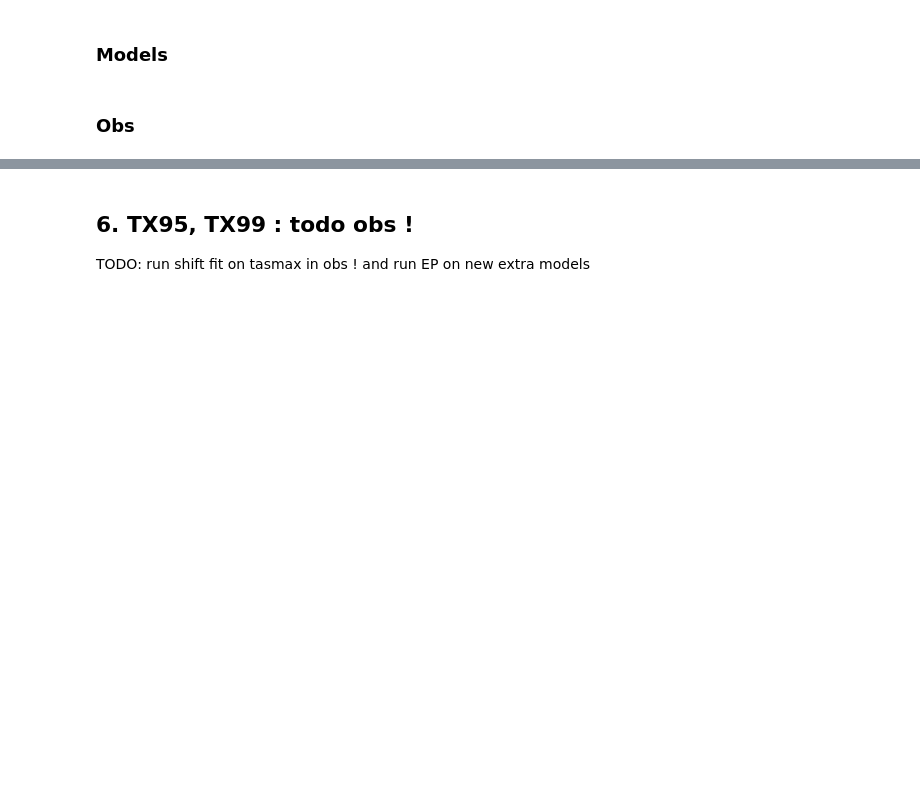
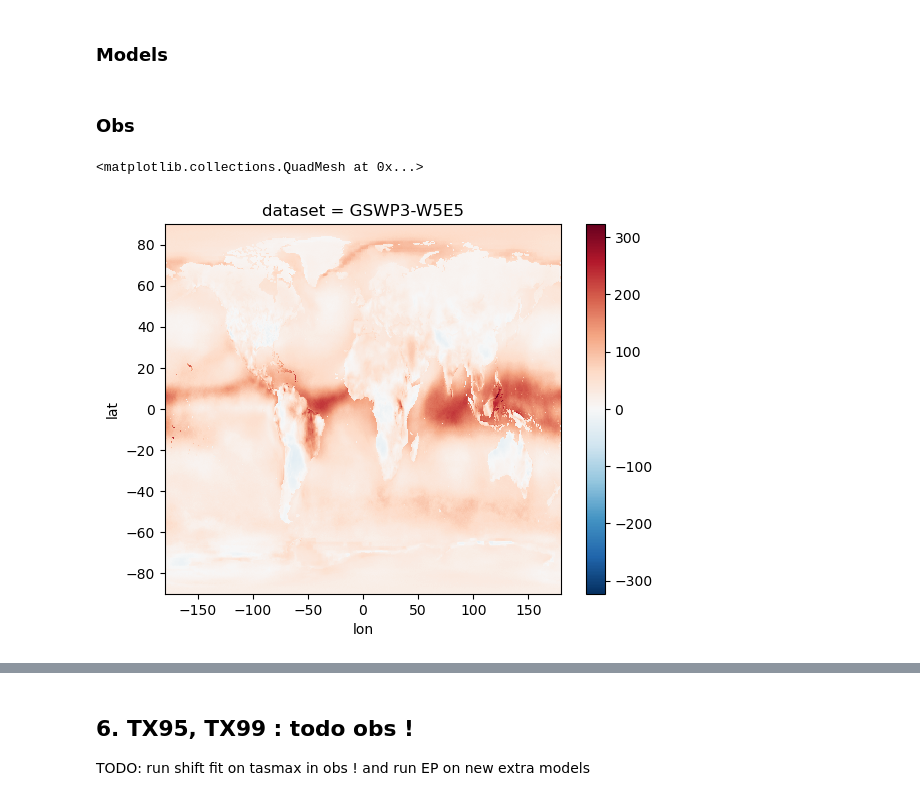
Before and after one commit to rosapietroiusti/attr-hs, a Jupyter notebook: main/attr-hw-fig2-SI-correct.ipynb, the cells around one changed output, grey strips where cells are left out. Cells and saved outputs as stored; diff of their text form; code cells hidden in the pictures; blank space fills up the shorter version.

```diff
--- a/main/attr-hw-fig2-SI-correct.ipynb
+++ b/main/attr-hw-fig2-SI-correct.ipynb
@@ -872,3 +794,25 @@ da_nAHD_percapita_peopledays_10y_models_W95 = calc_percapita_hotdays_peopledays_
                                                                            )
 # %% [markdown]
 ### Obs
+# %%
+inDIR=os.path.join(outdirs,f'output_shift-fit/forster2024/WBGT/ISIMIP3a/sample_pi/GWI{str(GWI)}/')
+
+pctl=0.9
+files = [ os.path.join(inDIR,f'{VAR}_sample_pi_percentile_{str(pctl)}_shiftfit_loc_1901_2019.nc') \
+         for VAR in ['nAHD','nAHD_mo','threshold','p1'] ]
+da_nAHD_obs_W90, da_nAHD_obs_mo_W90, da_threshold_obs_W90, da_p1_obs_W90 = [ xr.open_dataarray(f) for f in files]
+
+pctl=0.95
+files = [ os.path.join(inDIR,f'{VAR}_sample_pi_percentile_{str(pctl)}_shiftfit_loc_1901_2019.nc') \
+         for VAR in ['nAHD','nAHD_mo','threshold','p1'] ]
+da_nAHD_obs_W95, da_nAHD_obs_mo_W95, da_threshold_obs_W95, da_p1_obs_W95 = [ xr.open_dataarray(f) for f in files]
+
+pctl=0.99
+files = [ os.path.join(inDIR,f'{VAR}_sample_pi_percentile_{str(pctl)}_shiftfit_loc_1901_2019.nc') \
+         for VAR in ['nAHD','nAHD_mo','threshold','p1'] ]
+da_nAHD_obs_W99, da_nAHD_obs_mo_W99, da_threshold_obs_W99, da_p1_obs_W99 = [ xr.open_dataarray(f) for f in files]
+# %%
+da_nAHD_obs_W90.isel(dataset=0).plot()
+# %% [output]
+<matplotlib.collections.QuadMesh at 0x...>
+[figure, added]
```
Also changed, not shown: parts of 33 cells of this notebook, 6 other files.
